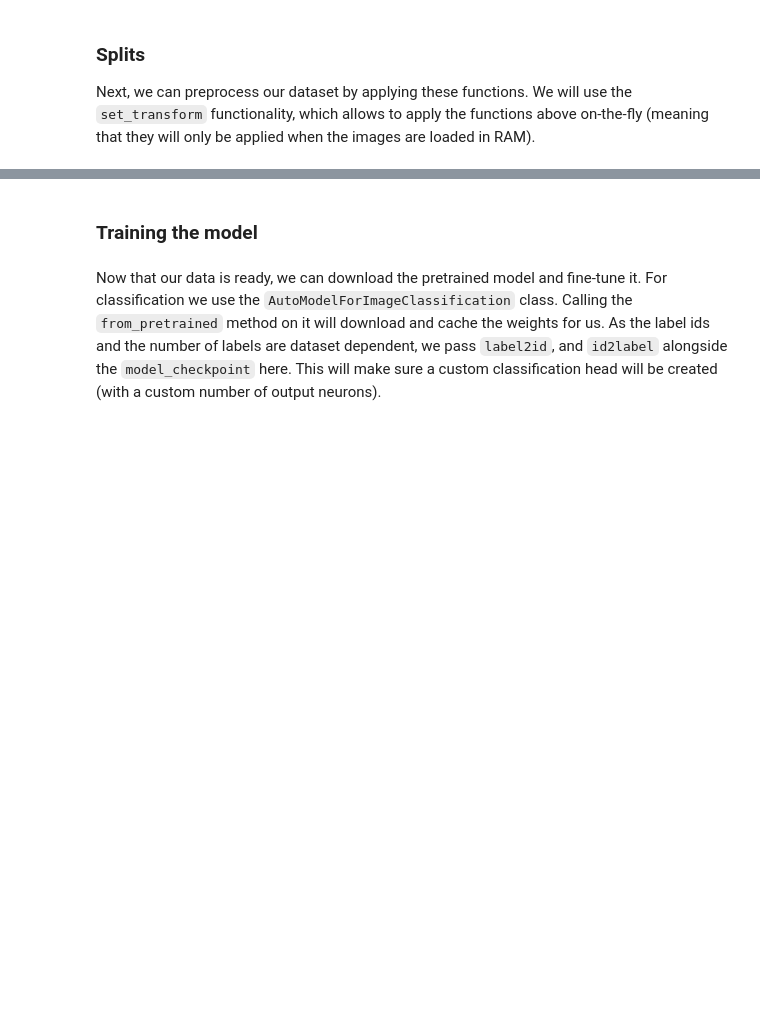
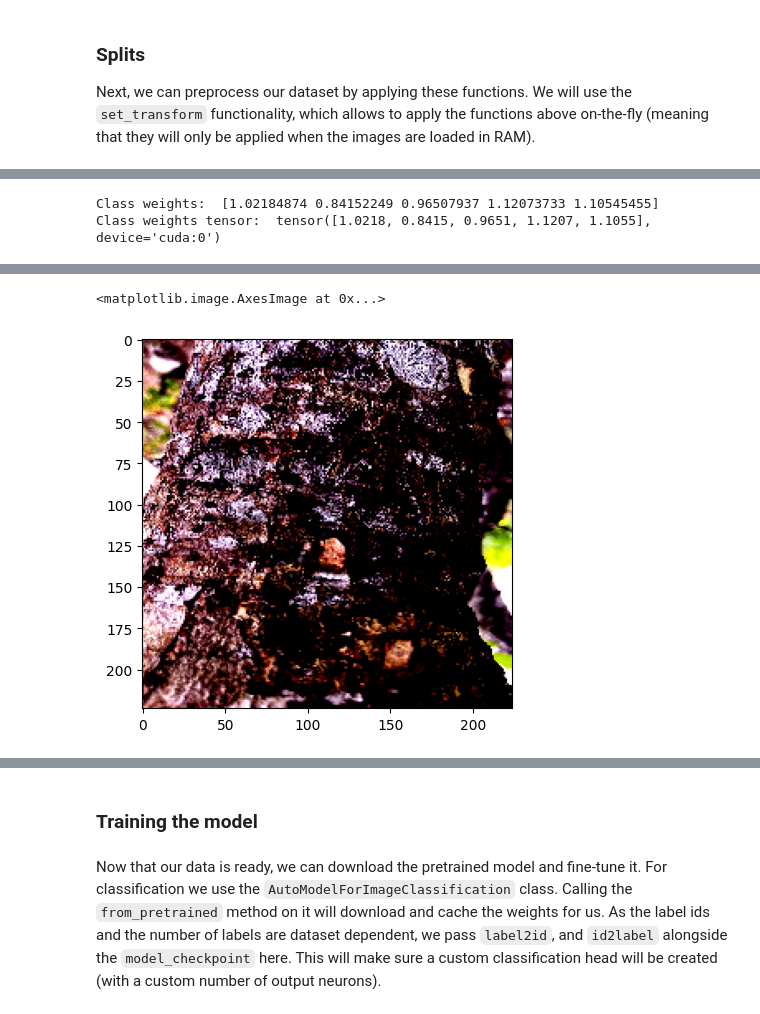
Before and after one commit to Alyzbane/TBKLY, a Jupyter notebook: notebooks/image_classification.ipynb, the cells around one changed output, grey strips where cells are left out. Drawn from its saved outputs; the diff is of its cells as text; code cells hidden in the pictures; blank space fills up the shorter version.

```diff
--- a/notebooks/image_classification.ipynb
+++ b/notebooks/image_classification.ipynb
@@ -122,28 +160,27 @@ image_processor
 import albumentations as A
 import numpy as np
 
-normalize = [image_processor.image_mean ,image_processor.image_std]
-if "height" in image_processor.size:
-    size = (image_processor.size["height"], image_processor.size["width"])
-    crop_size = size
-    max_size = None
-elif "shortest_edge" in image_processor.size:
+normalize = [image_processor.image_mean, image_processor.image_std]
+
+# Get the processed sizes
+if "shortest_edge" in image_processor.size:
     size = image_processor.size["shortest_edge"]
-    crop_size = (size, size)
-    max_size = image_processor.size.get("longest_edge")
+else:
+    size = image_processor.size["height"]
 
-
+# Define transformations for training and validation datasets
 train_transforms = A.Compose([
-    A.Resize(height=size[0], width=size[1]),
+    A.Resize(height=size, width=size),
     A.RandomRotate90(),
     A.HorizontalFlip(p=0.5),
+    A.RGBShift(r_shift_limit=15, g_shift_limit=15, b_shift_limit=15, p=0.5),
     A.RandomBrightnessContrast(p=0.2),
-    A.Normalize(max_pixel_value=size[1]),
+    A.Normalize(mean=normalize[0], std=normalize[1], max_pixel_value=size),
 ])
 
 val_transforms = A.Compose([
-    A.Resize(height=size[0], width=size[1]),
-    A.Normalize(max_pixel_value=size[0]),
+    A.Resize(height=size, width=size),
+    A.Normalize(mean=normalize[0], std=normalize[1], max_pixel_value=size),
 ])
 
 def preprocess_train(examples):
@@ -171,3 +313,19 @@ test_ds = dataset['test']
+# %%
+from sklearn.utils.class_weight import compute_class_weight
+import numpy as np
+
+# All labels
+all_labels = train_ds['label']
+
+y = np.array(all_labels)
+class_weights = compute_class_weight(class_weight='balanced', classes=np.unique(y), y=y)
+class_weights_tensor = torch.tensor(class_weights, dtype=torch.float).to(device)
+
+print('Class weights: ', class_weights)
+print('Class weights tensor: ', class_weights_tensor)
+# %% [output]
+Class weights:  [1.02184874 0.84152249 0.96507937 1.12073733 1.10545455]
+Class weights tensor:  tensor([1.0218, 0.8415, 0.9651, 1.1207, 1.1055], device='cuda:0')
 # %%
 train_ds.set_transform(preprocess_train)
 val_ds.set_transform(preprocess_val)
@@ -177,0 +333,3 @@ plt.imshow(train_ds[5]['pixel_values'])
+# %%
+plt.imshow(train_ds[1]['pixel_values'])
+# %% [output]
@@ -178 +337,3 @@ plt.imshow(train_ds[5]['pixel_values'])
+<matplotlib.image.AxesImage at 0x...>
+[figure, added]
 # %%
```
Also changed, not shown: parts of 34 cells of this notebook, 4 other files.
